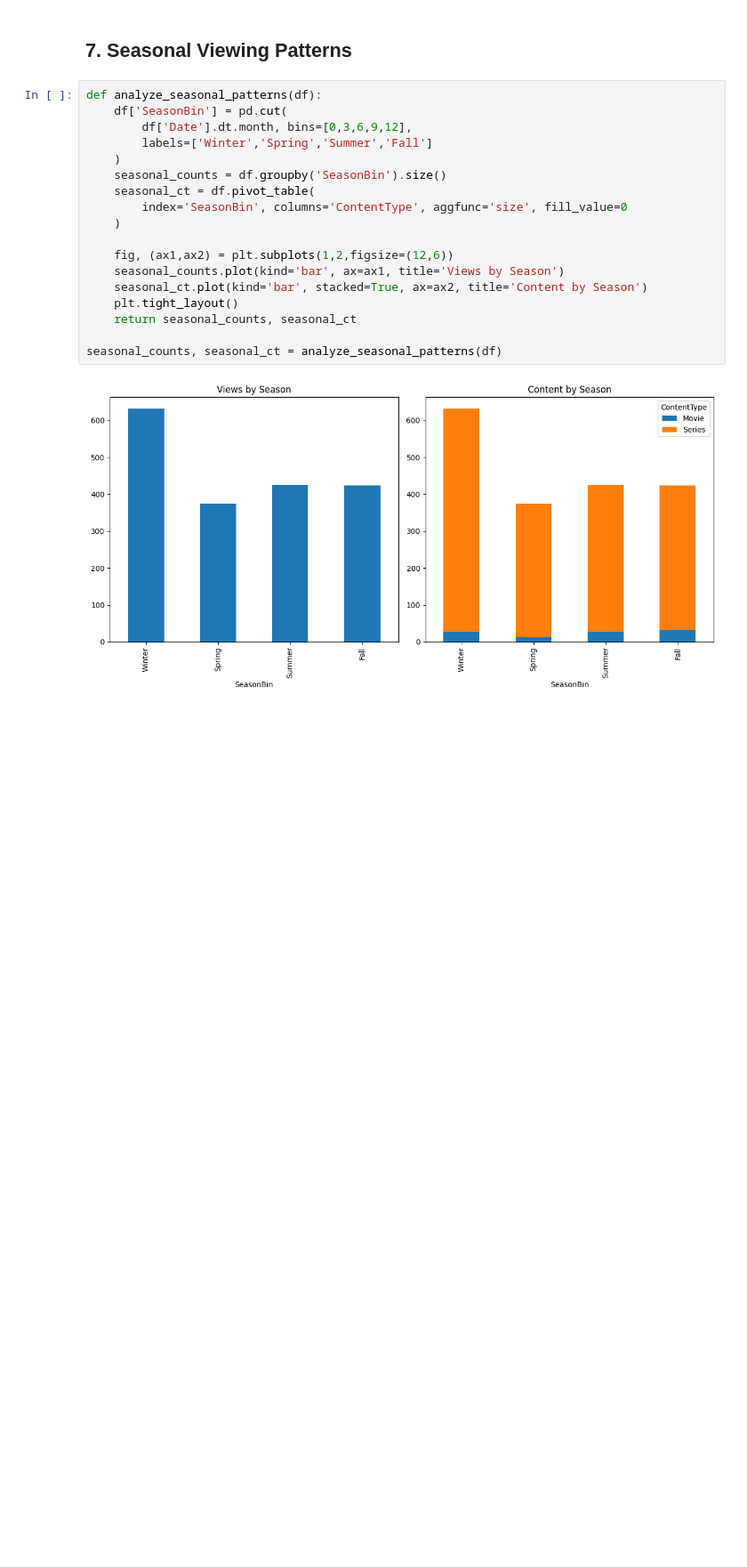
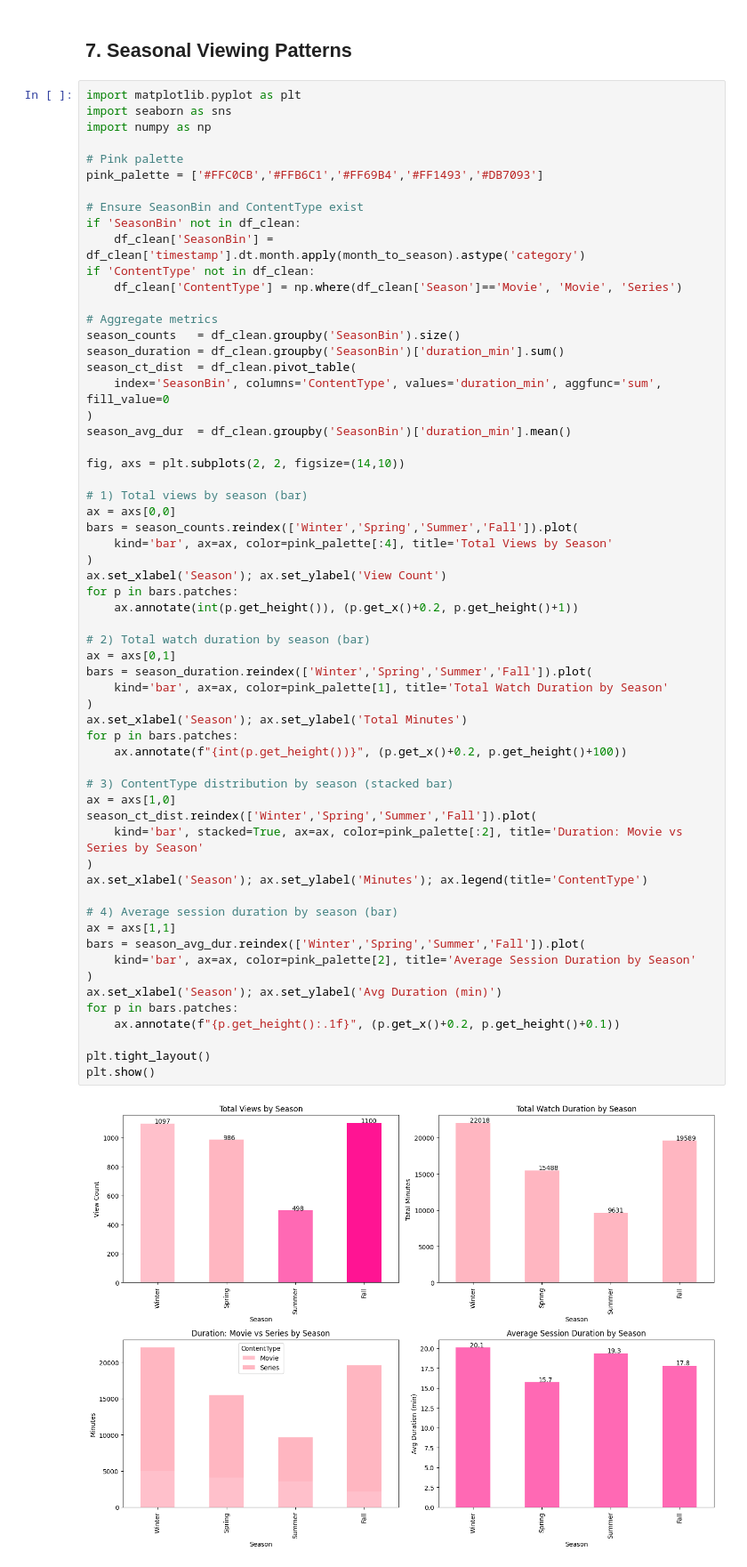
Before and after one commit to begumozay/dsa210begum, a Jupyter notebook: netflix_begum.ipynb, the cells around one changed output. Shown at 89% size. Drawn from its saved outputs; the diff is of its cells as text; blank space fills up the shorter version.

```diff
--- a/netflix_begum.ipynb
+++ b/netflix_begum.ipynb
@@ -181,23 +384,65 @@ monthly_binges, top_binged = analyze_binge_patterns(df)
 # %% [markdown]
 ## 7. Seasonal Viewing Patterns
 # %%
-def analyze_seasonal_patterns(df):
-    df['SeasonBin'] = pd.cut(
-        df['Date'].dt.month, bins=[0,3,6,9,12],
-        labels=['Winter','Spring','Summer','Fall']
-    )
-    seasonal_counts = df.groupby('SeasonBin').size()
-    seasonal_ct = df.pivot_table(
-        index='SeasonBin', columns='ContentType', aggfunc='size', fill_value=0
-    )
+import matplotlib.pyplot as plt
+import seaborn as sns
+import numpy as np
 
-    fig, (ax1,ax2) = plt.subplots(1,2,figsize=(12,6))
-    seasonal_counts.plot(kind='bar', ax=ax1, title='Views by Season')
-    seasonal_ct.plot(kind='bar', stacked=True, ax=ax2, title='Content by Season')
-    plt.tight_layout()
-    return seasonal_counts, seasonal_ct
+# Pink palette
+pink_palette = ['#FFC0CB','#FFB6C1','#FF69B4','#FF1493','#DB7093']
 
-seasonal_counts, seasonal_ct = analyze_seasonal_patterns(df)
+# Ensure SeasonBin and ContentType exist
+if 'SeasonBin' not in df_clean:
+    df_clean['SeasonBin'] = df_clean['timestamp'].dt.month.apply(month_to_season).astype('category')
+if 'ContentType' not in df_clean:
+    df_clean['ContentType'] = np.where(df_clean['Season']=='Movie', 'Movie', 'Series')
+
+# Aggregate metrics
+season_counts   = df_clean.groupby('SeasonBin').size()
+season_duration = df_clean.groupby('SeasonBin')['duration_min'].sum()
+season_ct_dist  = df_clean.pivot_table(
+    index='SeasonBin', columns='ContentType', values='duration_min', aggfunc='sum', fill_value=0
+)
+season_avg_dur  = df_clean.groupby('SeasonBin')['duration_min'].mean()
+
+fig, axs = plt.subplots(2, 2, figsize=(14,10))
+
+# 1) Total views by season (bar)
+ax = axs[0,0]
+bars = season_counts.reindex(['Winter','Spring','Summer','Fall']).plot(
+    kind='bar', ax=ax, color=pink_palette[:4], title='Total Views by Season'
+)
+ax.set_xlabel('Season'); ax.set_ylabel('View Count')
+for p in bars.patches:
+    ax.annotate(int(p.get_height()), (p.get_x()+0.2, p.get_height()+1))
+
+# 2) Total watch duration by season (bar)
+ax = axs[0,1]
+bars = season_duration.reindex(['Winter','Spring','Summer','Fall']).plot(
+    kind='bar', ax=ax, color=pink_palette[1], title='Total Watch Duration by Season'
+)
+ax.set_xlabel('Season'); ax.set_ylabel('Total Minutes')
+for p in bars.patches:
+    ax.annotate(f"{int(p.get_height())}", (p.get_x()+0.2, p.get_height()+100))
+
+# 3) ContentType distribution by season (stacked bar)
+ax = axs[1,0]
+season_ct_dist.reindex(['Winter','Spring','Summer','Fall']).plot(
+    kind='bar', stacked=True, ax=ax, color=pink_palette[:2], title='Duration: Movie vs Series by Season'
+)
+ax.set_xlabel('Season'); ax.set_ylabel('Minutes'); ax.legend(title='ContentType')
+
+# 4) Average session duration by season (bar)
+ax = axs[1,1]
+bars = season_avg_dur.reindex(['Winter','Spring','Summer','Fall']).plot(
+    kind='bar', ax=ax, color=pink_palette[2], title='Average Session Duration by Season'
+)
+ax.set_xlabel('Season'); ax.set_ylabel('Avg Duration (min)')
+for p in bars.patches:
+    ax.annotate(f"{p.get_height():.1f}", (p.get_x()+0.2, p.get_height()+0.1))
+
+plt.tight_layout()
+plt.show()
 # %% [output]
-[figure, old version]
+[figure, new version]
 # %% [markdown]
```
Also changed, not shown: parts of 20 cells of this notebook.
